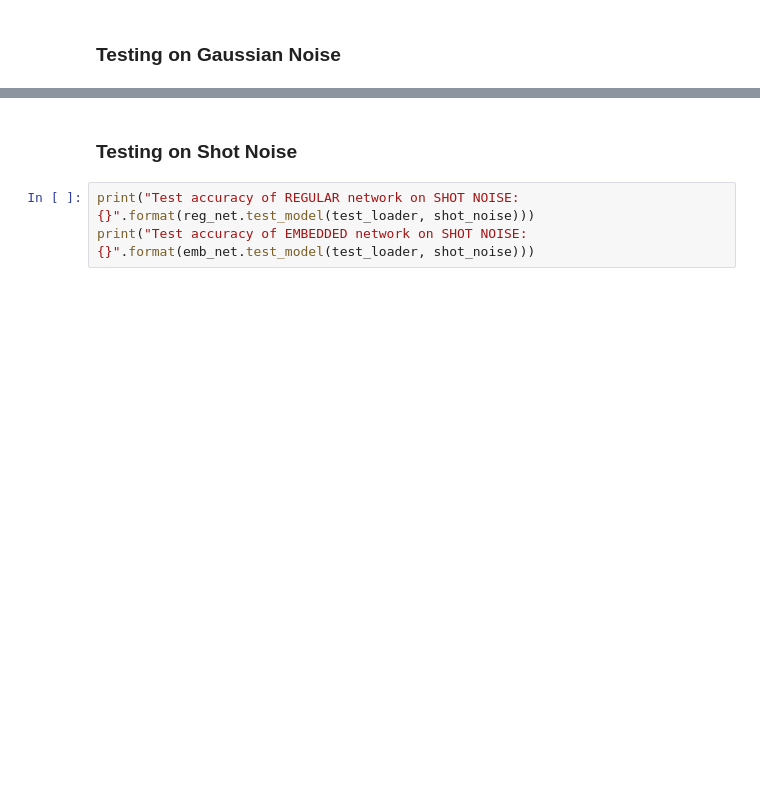
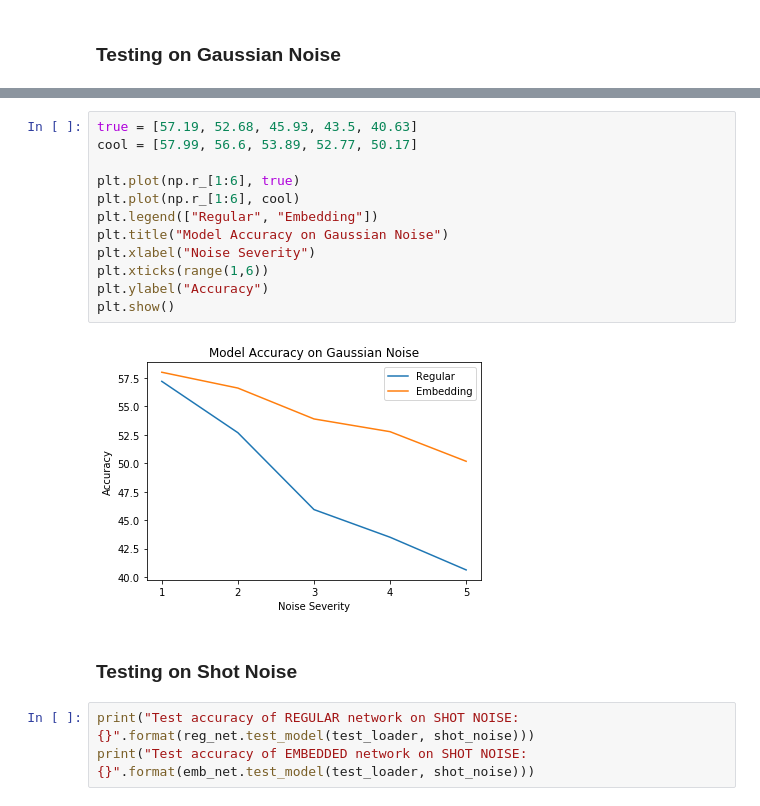
Before and after one commit to ncblair/robust_embeddings, a Jupyter notebook: test_network.ipynb, the cells around one changed output, grey strips where cells are left out. Cells and saved outputs as stored; diff of their text form; blank space fills up the shorter version.

```diff
--- a/test_network.ipynb
+++ b/test_network.ipynb
@@ -87,3 +219,17 @@ Test accuracy of EMBEDDED network on GAUSSIAN NOISE: [53.55, 52.88, 51.74, 51.68
+# %%
+true = [57.19, 52.68, 45.93, 43.5, 40.63]
+cool = [57.99, 56.6, 53.89, 52.77, 50.17]
+
+plt.plot(np.r_[1:6], true)
+plt.plot(np.r_[1:6], cool)
+plt.legend(["Regular", "Embedding"])
+plt.title("Model Accuracy on Gaussian Noise")
+plt.xlabel("Noise Severity")
+plt.xticks(range(1,6))
+plt.ylabel("Accuracy")
+plt.show()
+# %% [output]
+[figure, added]
 # %% [markdown]
 ### Testing on Shot Noise
 # %%
```
Also changed, not shown: parts of 26 cells of this notebook, 1 other file.
